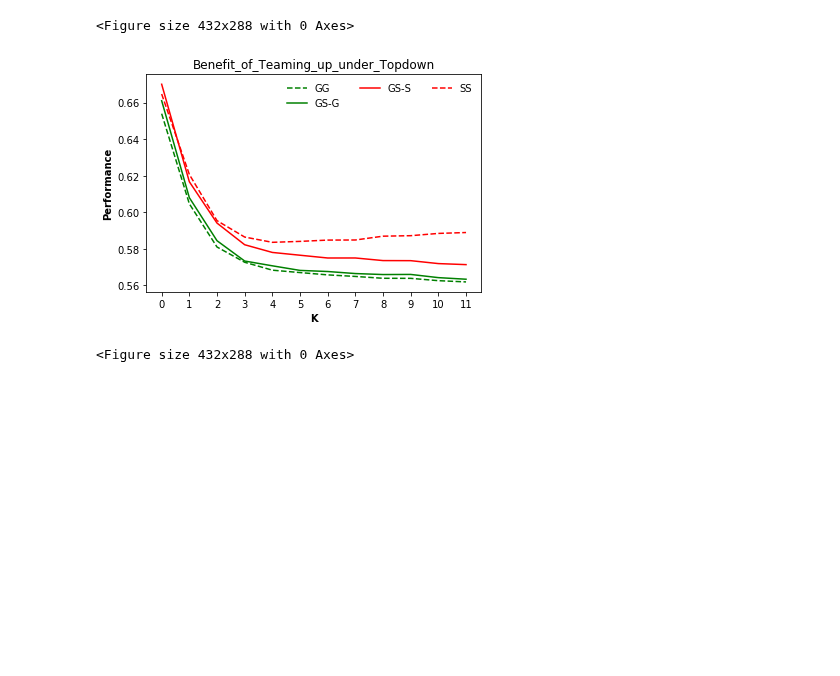
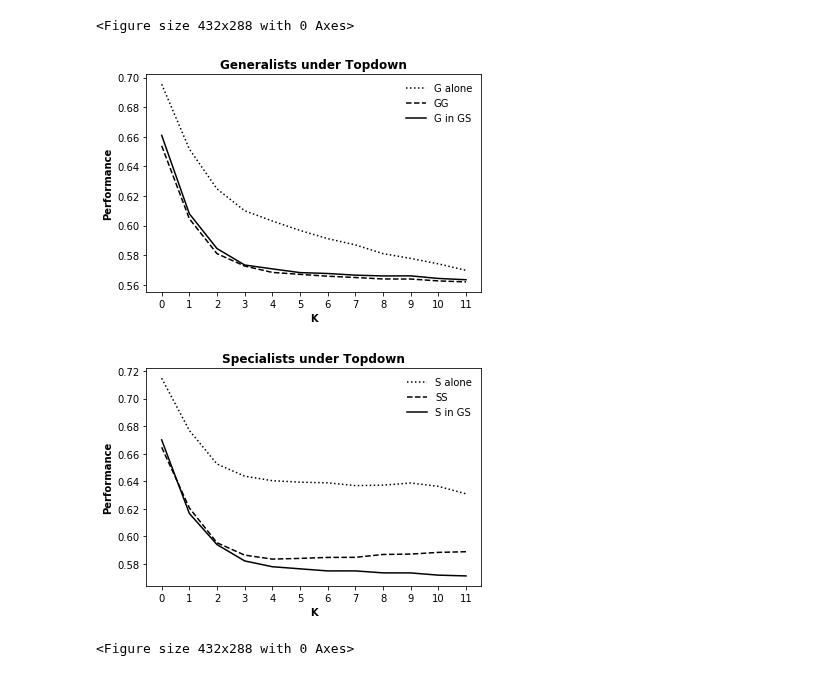
Before and after one commit to baldFemale/OpenInnovationFramework, a Jupyter notebook: Topdown/Evaluator.ipynb, the cells around one changed output. Cells and saved outputs as stored; diff of their text form; code cells hidden in the pictures; blank space fills up the shorter version.

```diff
--- a/Topdown/Evaluator.ipynb
+++ b/Topdown/Evaluator.ipynb
@@ -171,21 +171,43 @@ plt.clf()
 # %% [output]
 [figure]
 <Figure size 432x288 with 0 Axes>
-# %%
-# The marginal benefit from teaming-up
-x = [0, 1, 2, 3, 4, 5, 6, 7, 8, 9, 10, 11]
-plt.plot(x, gg_average_across_K, "g--", label="GG")
-plt.plot(x, gs_g_average_across_K, "g-", label="GS-G")
-plt.plot(x, gs_s_average_across_K, "r-", label="GS-S")
-plt.plot(x, ss_average_across_K, "r--", label="SS")
-plt.xlabel('K', fontweight='bold', fontsize=10)
-plt.ylabel('Performance', fontweight='bold', fontsize=10)
-plt.xticks(x)
-plt.title("Benefit_of_Teaming_up_under_Topdown")
-plt.legend(frameon=False, ncol=3, fontsize=10)
-plt.savefig(data_folder + r"\Benefit_of_Teaming_under_Topdown.png", transparent=False, dpi=200)
-plt.show()
-plt.clf()
-# %% [output]
-[figure, removed]
-<Figure size 432x288 with 0 Axes>
+# %%
+# The baseline of N12
+baseline_folder = r"F:\data\gst-1112\N12\GST_mid"
+g_baseline_file = baseline_folder + r"\g_performance_across_K"
+s_baseline_file = baseline_folder + r"\s_performance_across_K"
+with open(g_baseline_file, 'rb') as infile:
+    g_baseline = pickle.load(infile)
+with open(s_baseline_file, 'rb') as infile:
+    s_baseline = pickle.load(infile)
+
+# The marginal benefit from teaming-up: G
+x = [0, 1, 2, 3, 4, 5, 6, 7, 8, 9, 10, 11]
+plt.plot(x, g_baseline, "k:", label="G alone")
+plt.plot(x, gg_average_across_K, "k--", label="GG")
+plt.plot(x, gs_g_average_across_K, "k-", label="G in GS")
+plt.xlabel('K', fontweight='bold', fontsize=10)
+plt.ylabel('Performance', fontweight='bold', fontsize=10)
+plt.xticks(x)
+plt.title("Generalists under Topdown", fontweight="bold")
+plt.legend(frameon=False, fontsize=10)
+plt.savefig(data_folder + r"\G_under_topdown.png", transparent=True, dpi=400)
+plt.show()
+plt.clf()
+# The marginal benefit from teaming-up: S
+x = [0, 1, 2, 3, 4, 5, 6, 7, 8, 9, 10, 11]
+plt.plot(x, s_baseline, "k:", label="S alone")
+plt.plot(x, ss_average_across_K, "k--", label="SS")
+plt.plot(x, gs_s_average_across_K, "k-", label="S in GS")
+plt.xlabel('K', fontweight='bold', fontsize=10)
+plt.ylabel('Performance', fontweight='bold', fontsize=10)
+plt.xticks(x)
+plt.title("Specialists under Topdown", fontweight="bold")
+plt.legend(frameon=False, fontsize=10)
+plt.savefig(data_folder + r"\S_under_topdown.png", transparent=True, dpi=400)
+plt.show()
+plt.clf()
+# %% [output]
+[figure, added]
+[figure, added]
+<Figure size 432x288 with 0 Axes>
```
Also changed, not shown: 13 other files.
